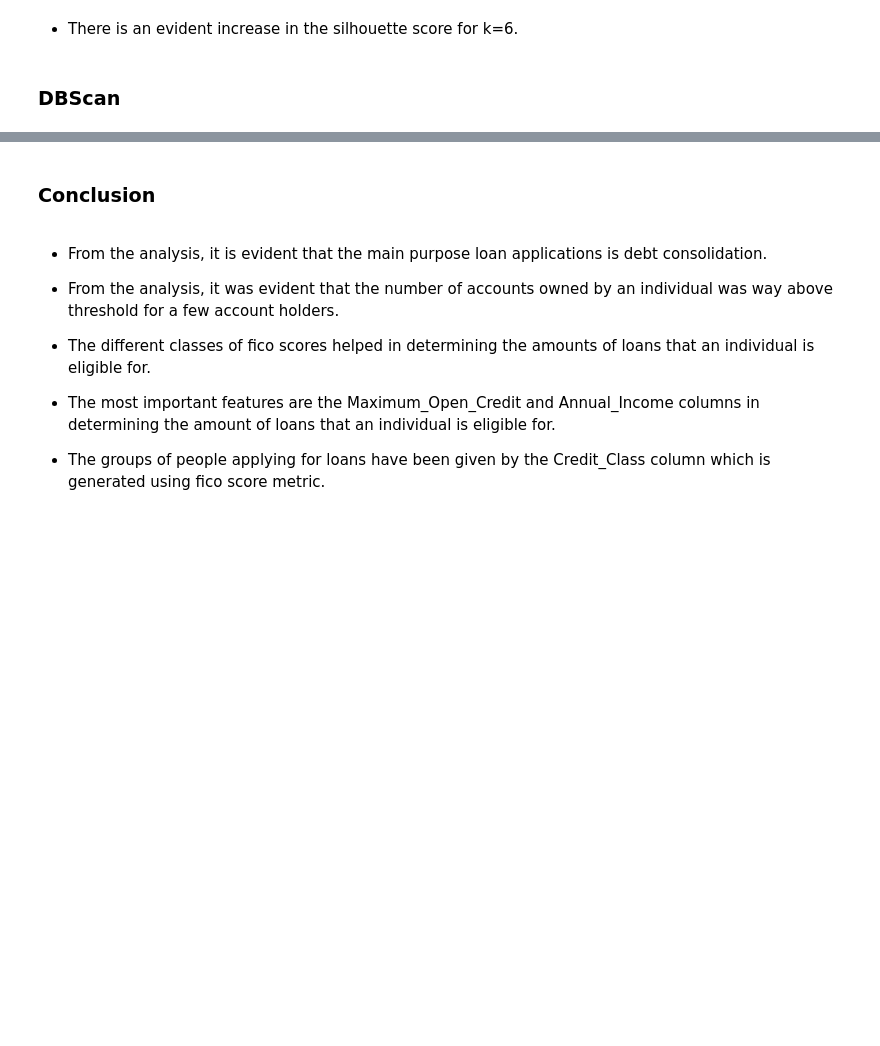
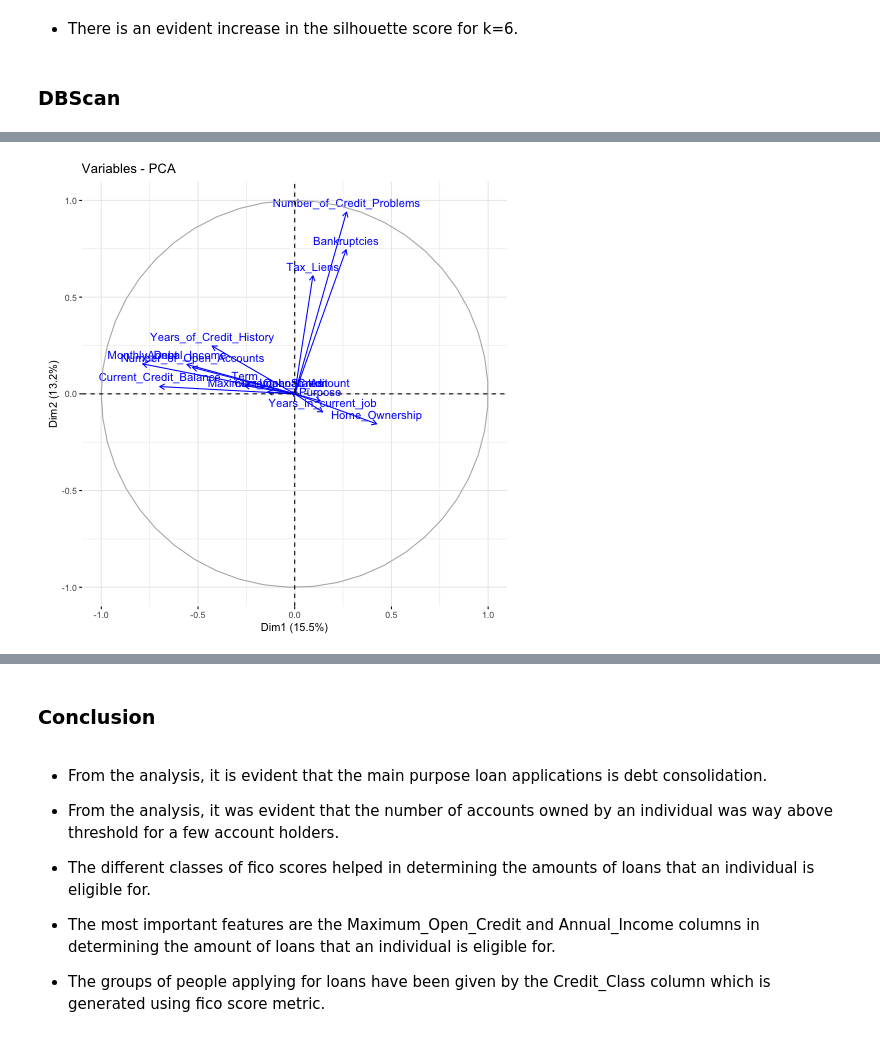
Before and after one commit to CHRISTOROMO/Bank-Loan-Status-Classification, a Jupyter notebook: Loan_Status_Classification.ipynb, the cells around one changed output, grey strips where cells are left out. Cells and saved outputs as stored; diff of their text form; code cells hidden in the pictures; blank space fills up the shorter version.

```diff
--- a/Loan_Status_Classification.ipynb
+++ b/Loan_Status_Classification.ipynb
@@ -1014,0 +1125,6 @@ plt.show()  # showing the plot
+# %%
+%%R
+# let's check the contribution of each variable to the PCA
+fviz_pca_var(loan_.pca, col.var = "blue")
+# %% [output]
+[figure, added]
```
Also changed, not shown: parts of 18 cells of this notebook, 3 other files.
